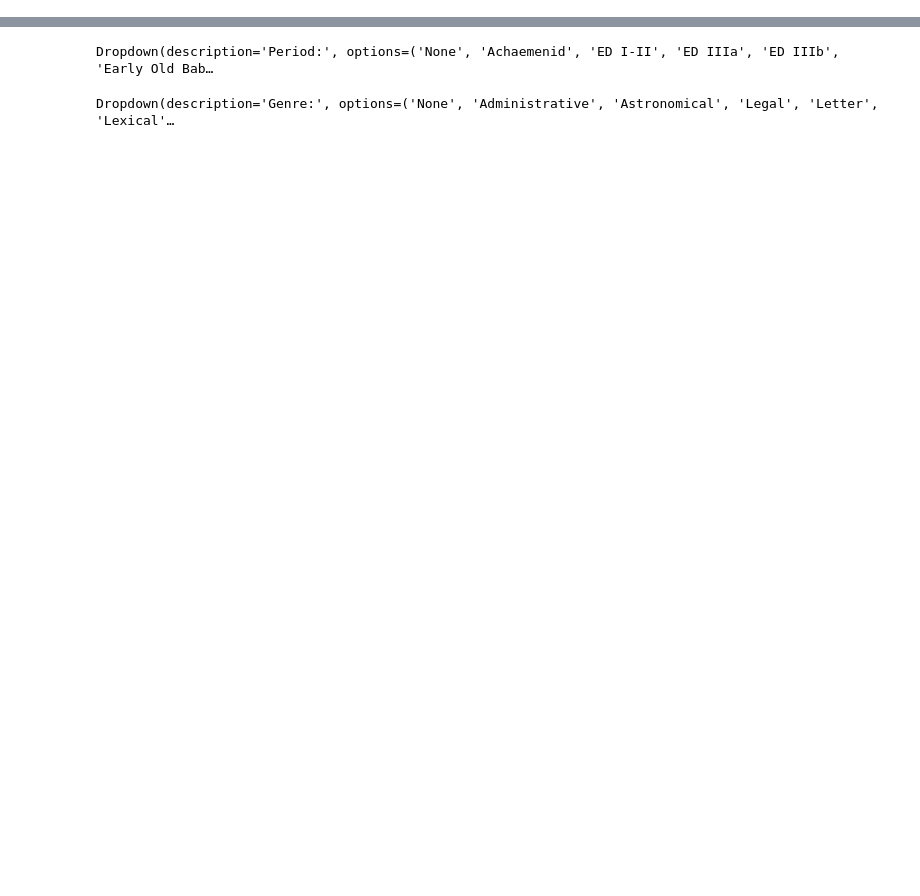
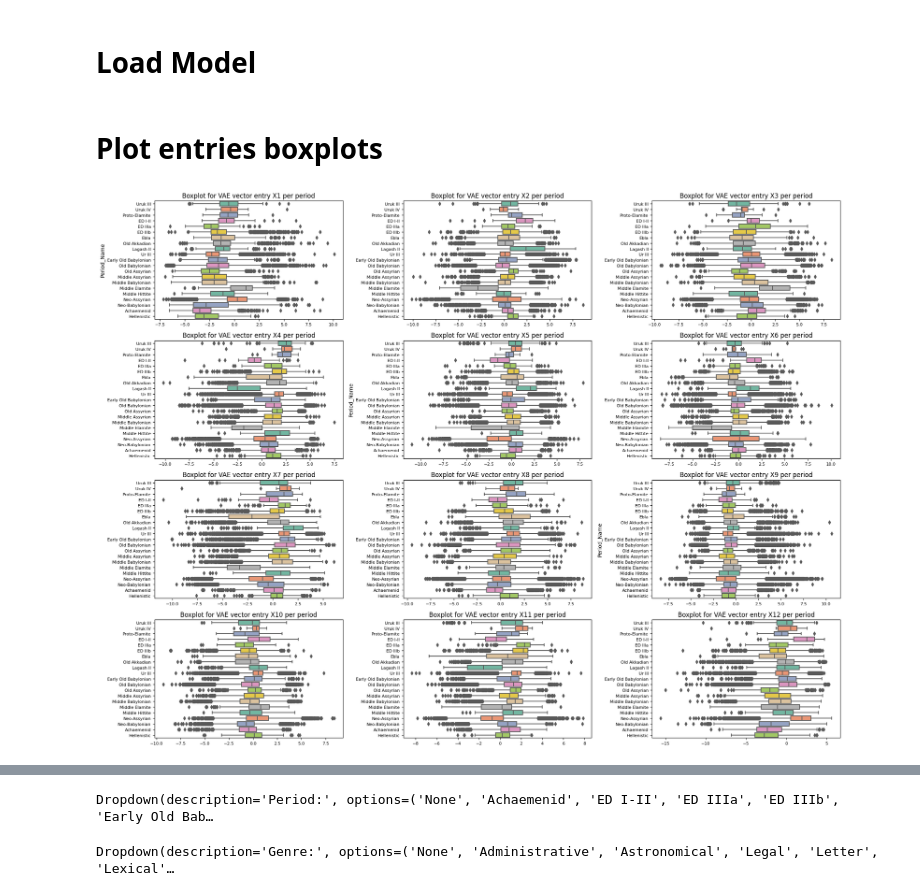
Before and after one commit to daniellekap/ShapingHistory, a Jupyter notebook: 11. Traverse the VAE latent space.ipynb, the cells around one changed output, grey strips where cells are left out. Cells and saved outputs as stored; diff of their text form; code cells hidden in the pictures; blank space fills up the shorter version.

```diff
--- a/11. Traverse the VAE latent space.ipynb
+++ b/11. Traverse the VAE latent space.ipynb
@@ -36,3 +31,5 @@ vae_model = VAE.load_from_checkpoint(chekpoint_path,image_channels=1,z_dim=16, l
 # %%
-df_encodings_train = pd.read_csv('vae_encodings_and_data/vae_encoding_df_Oct2-v3_w_class_train.csv')
-df_encodings_test = pd.read_csv('vae_encodings_and_data/vae_encoding_df_Oct2-v3_w_class_test.csv')
+df_encodings_train = pd.read_csv(f'vae_encodings_and_data/vae_encoding_df_March30_w_class_train.csv')
+df_encodings_test = pd.read_csv(f'vae_encodings_and_data/vae_encoding_df_March30_w_class_test.csv')
+# %% [markdown]
+# Load Model
@@ -38,0 +42,25 @@ df_encodings_test = pd.read_csv('vae_encodings_and_data/vae_encoding_df_Oct2-v3_
+# %% [markdown]
+# Plot entries boxplots
+# %%
+period_order = ['Uruk III', 'Uruk IV', 'Proto-Elamite', 'ED I-II', 'ED IIIa', 'ED IIIb', 'Ebla', 'Old Akkadian', 'Lagash II',
+                'Ur III', 'Early Old Babylonian', 'Old Babylonian', 'Old Assyrian', 'Middle Assyrian',
+                'Middle Babylonian', 'Middle Elamite', 'Middle Hittite', 'Neo-Assyrian',
+                'Neo-Babylonian', 'Achaemenid', 'Hellenistic']
+
+palette = 'Set2'
+fig, axes = plt.subplots(nrows=4, ncols=3, figsize=(20, 15))  # Adjust figsize as needed
+axes = axes.flatten()
+
+for i, col in enumerate([f'X{i}' for i in range(1, 13)]):
+    sns.boxplot(x=col, y='Period_Name', data=df_encodings_train, order=period_order, ax=axes[i], palette=palette)
+    axes[i].set_title(f'Boxplot for VAE vector entry {col} per period')
+    axes[i].tick_params(labelsize=8)  # Adjust label size for better readability
+    if i < 12:
+        axes[i].set_xlabel('')
+    if i % 4 != 0:
+        axes[i].set_ylabel('')
+
+plt.tight_layout()
+plt.show()
+# %% [output]
+[figure, added]
```
Also changed, not shown: parts of 14 cells of this notebook, 5 other files.
